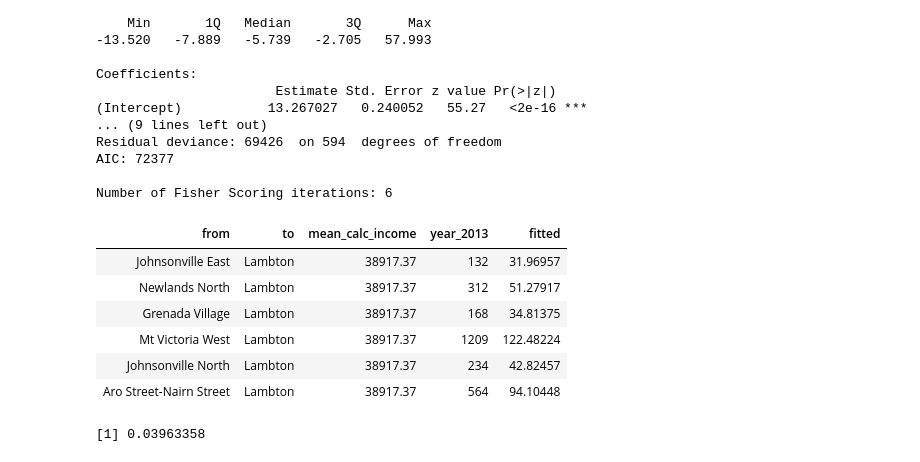
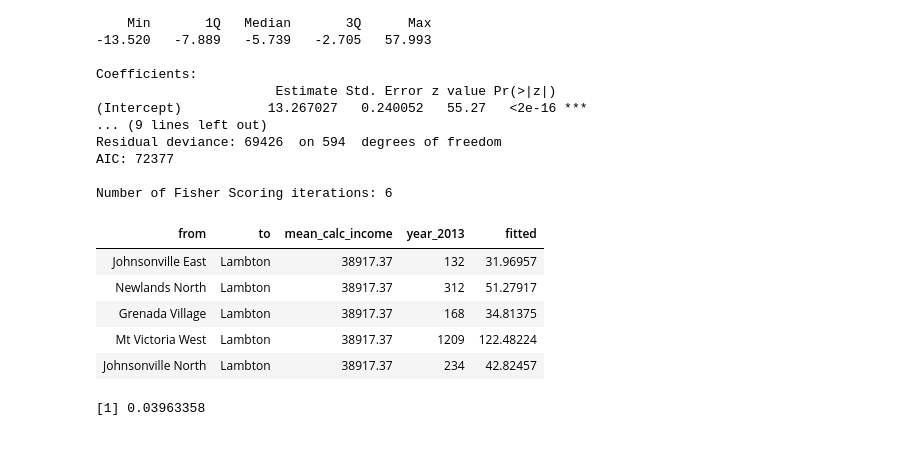
Before and after one commit to shriv/wellington-commutes, a Jupyter notebook: Commuting Flow Analysis.ipynb, the cells around one changed output. Drawn from its saved outputs; the diff is of its cells as text; code cells hidden in the pictures.

```diff
--- a/Commuting Flow Analysis.ipynb
+++ b/Commuting Flow Analysis.ipynb
@@ -220,15 +244,14 @@ AIC: 72377
 
 Number of Fisher Scoring iterations: 6
 # %%
-df_model %>% filter(to == 'Lambton') %>% select(from, to, mean_calc_income, year_2013, fitted) %>% head()
+df_model %>% filter(to == 'Lambton') %>% select(from, to, mean_calc_income, year_2013, fitted) %>% head(5)
 # %% [output]
 | from | to | mean_calc_income | year_2013 | fitted |
 | Johnsonville East | Lambton | 38917.37 | 132 | 31.96957 |
 | Newlands North | Lambton | 38917.37 | 312 | 51.27917 |
 | Grenada Village | Lambton | 38917.37 | 168 | 34.81375 |
 | Mt Victoria West | Lambton | 38917.37 | 1209 | 122.48224 |
 | Johnsonville North | Lambton | 38917.37 | 234 | 42.82457 |
-| Aro Street-Nairn Street | Lambton | 38917.37 | 564 | 94.10448 |
 # %%
 CalcRSquared(df_model$year_2013, df_model$fitted)
 # %% [output]
```
Also changed, not shown: parts of 18 cells of this notebook.
